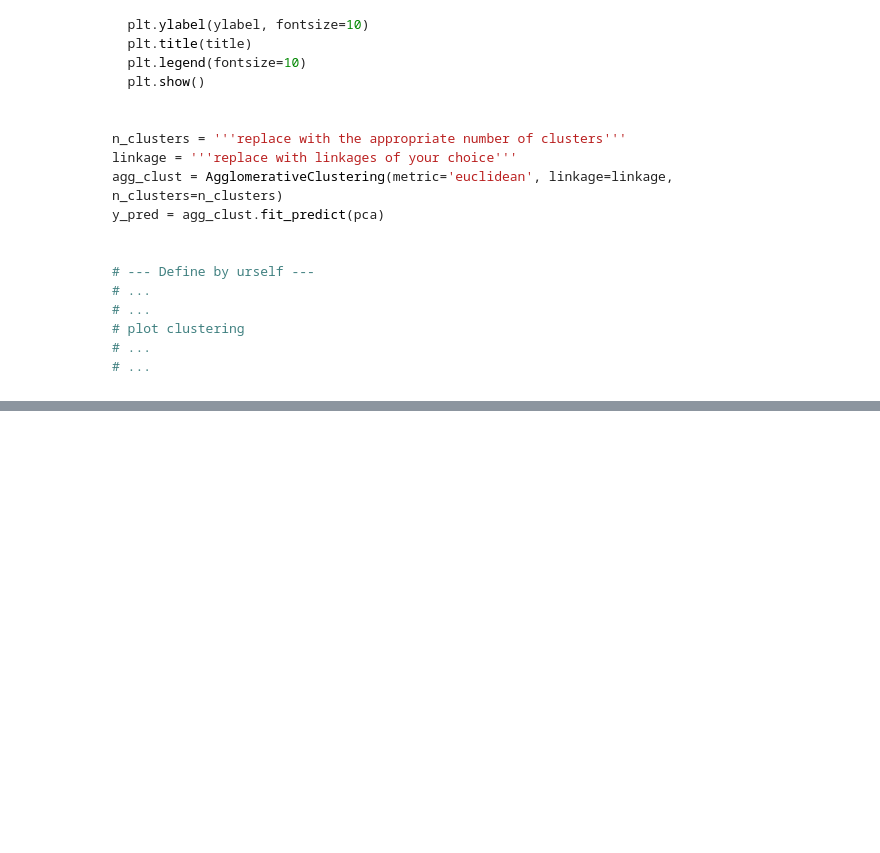
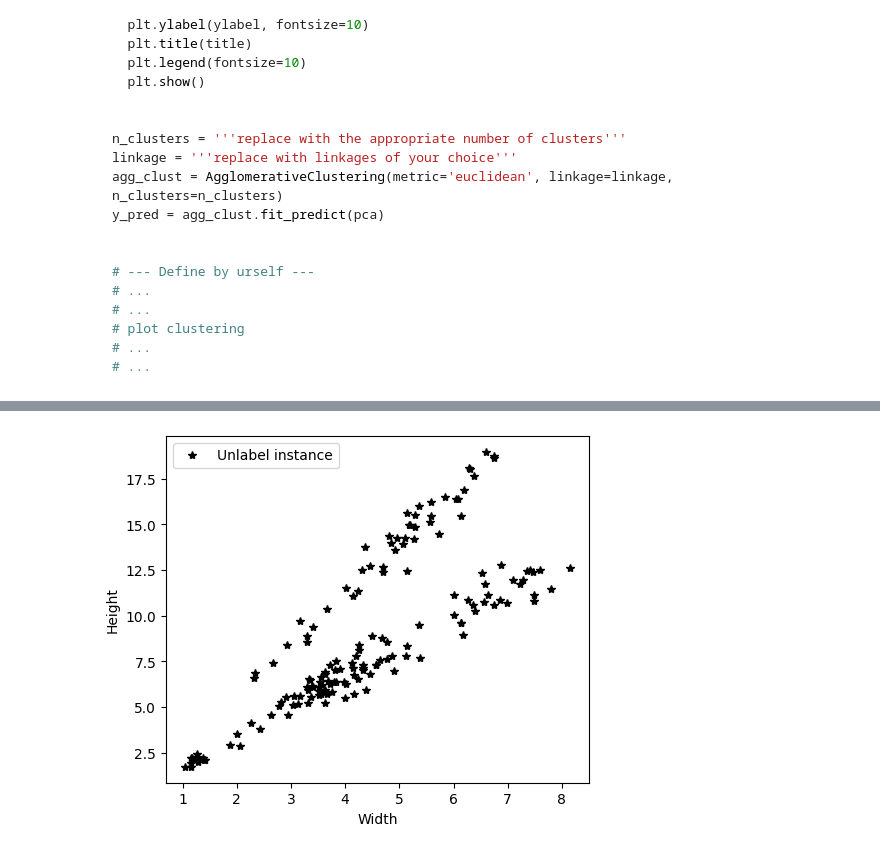
Before and after one commit to worachote1/Machine-Learning-Lab-KMITL, a Jupyter notebook: week_6_hw/W6-2_AgglomerativeClustering & Kmean.ipynb, the cells around one changed output, grey strips where cells are left out. Drawn from its saved outputs; the diff is of its cells as text; code cells hidden in the pictures; blank space fills up the shorter version.

```diff
--- a/week_6_hw/W6-2_AgglomerativeClustering & Kmean.ipynb
+++ b/week_6_hw/W6-2_AgglomerativeClustering & Kmean.ipynb
@@ -555,0 +594,19 @@ y_pred = agg_clust.fit_predict(pca)
+# %%
+fish_df = pd.read_csv('Fish.csv')
+X = fish_df.drop('Species', axis=1)
+X_fish_scaled = scaler.fit_transform(X).loc[:, ['Width', 'Height']]
+
+# Define unique colors and markers for each category
+colors = ['g', 'b', 'r', 'c', 'm', 'y', 'k']  # n distinct colors
+markers = ['o', 's', '*', '^', 'd', 'p', 'x']  # n distinct markers
+# Create the plot
+plt.figure(figsize=(12, 4.5))
+#unlabeled samples
+plt.subplot(122,)
+plt.plot(X[:]['Width'], X[:]['Height'], "k*", label="Unlabel instance")
+plt.xlabel("Width", fontsize=10)
+plt.ylabel("Height", fontsize=10)
+plt.legend(fontsize=10)
+plt.show()
+# %% [output]
+[figure, added]
```
Also changed, not shown: parts of 10 cells of this notebook, 6 other files.
